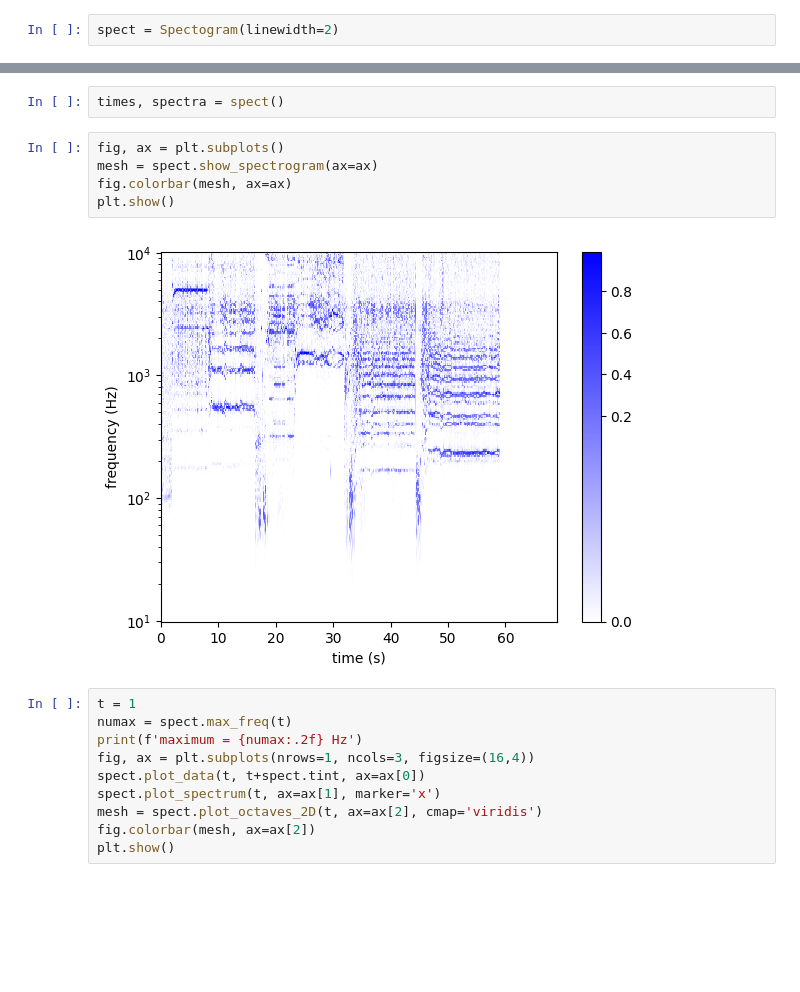
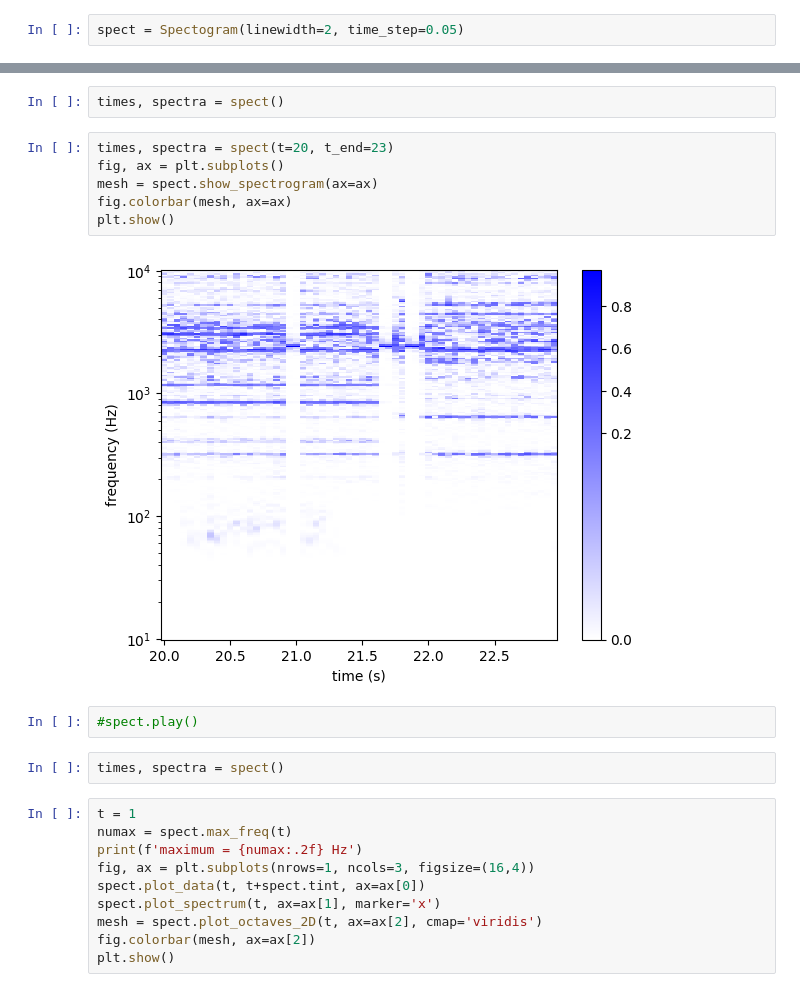
Before and after one commit to ajakovac/Mikrofonok, a Jupyter notebook: analysis.ipynb, the cells around one changed output, grey strips where cells are left out. Saved outputs shown, nothing was run; the diff lists cells and outputs as text; blank space fills up the shorter version.

```diff
--- a/analysis.ipynb
+++ b/analysis.ipynb
@@ -9,7 +9,7 @@ import noisereduce as nr
 
 from spectrogram import Spectogram
 # %%
-spect = Spectogram(linewidth=2)
+spect = Spectogram(linewidth=2, time_step=0.05)
 # %%
 trange = np.arange(0,3,spect.sampling_dt)
 O = 440 #Hz
@@ -51,12 +53,17 @@ spect.set(data[n1:n2])#.play()
 # %%
 times, spectra = spect()
 # %%
+times, spectra = spect(t=20, t_end=23)
 fig, ax = plt.subplots()
 mesh = spect.show_spectrogram(ax=ax)
 fig.colorbar(mesh, ax=ax)
 plt.show()
 # %% [output]
-[figure, old version]
+[figure, new version]
+# %%
+#spect.play()
+# %%
+times, spectra = spect()
 # %%
 t = 1
 numax = spect.max_freq(t)
```
Also changed, not shown: parts of 21 cells of this notebook.
